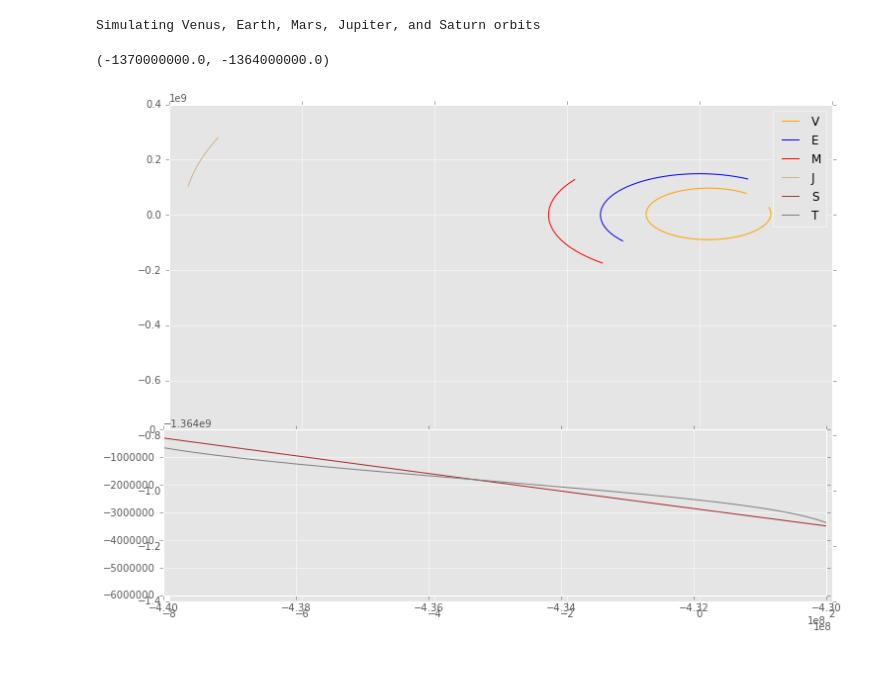
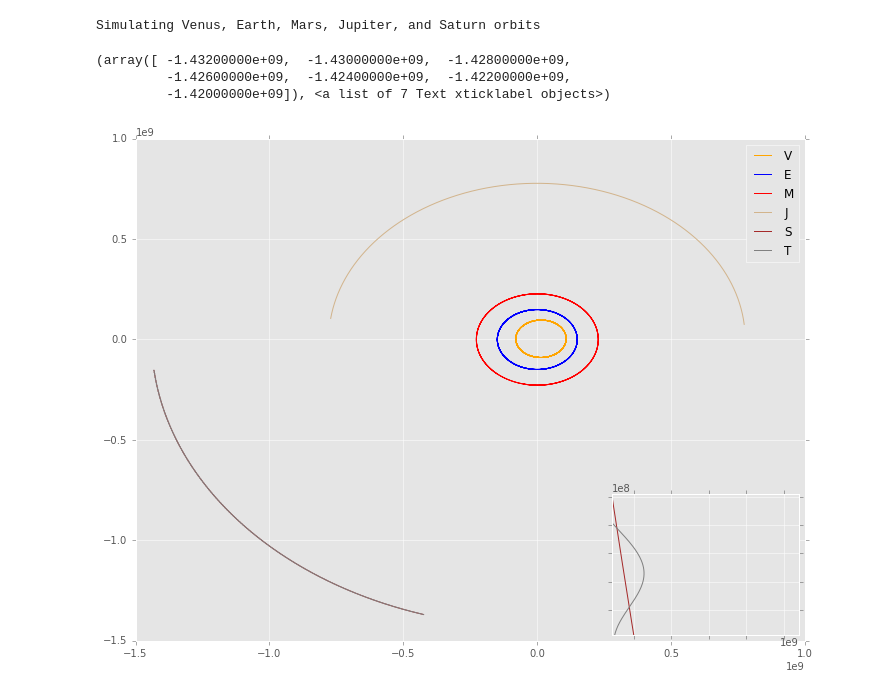
Before and after one commit to ASU-CompMethodsPhysics-PHY494/final-atlas-mission, a Jupyter notebook: Work/planets_scratch_sheet2-Copy2.ipynb, the cells around one changed output. Drawn from its saved outputs; the diff is of its cells as text; code cells hidden in the pictures; blank space fills up the shorter version.

```diff
--- a/Work/planets_scratch_sheet2-Copy2.ipynb
+++ b/Work/planets_scratch_sheet2-Copy2.ipynb
@@ -182,7 +182,7 @@ def integrate_all_orbits(t_max=3650):
 
     return r, v
 # %%
-r, v = integrate_all_orbits(t_max=160)
+r, v = integrate_all_orbits(t_max=2000)
 # %%
 import matplotlib
 import matplotlib.pyplot as plt
@@ -192,36 +192,38 @@ from mpl_toolkits.axes_grid1.inset_locator import mark_inset
 %matplotlib inline
 
 fig1 = plt.figure(figsize=(12, 9))
 print("Simulating Venus, Earth, Mars, Jupiter, and Saturn orbits")
 
 rV = r[:, 0, :]
 rE = r[:, 1, :]
 rM = r[:, 2, :]
 rJ = r[:, 3, :]
 rS = r[:, 4, :]
 rT = r[:, 5, :]
 vV = v[:, 0, :]
 
 ax1 = fig1.add_subplot(111)
 ax1.plot(rV[:, 0], rV[:, 1], label="V", color="orange")
 ax1.plot(rE[:, 0], rE[:, 1], label="E", color="blue")
 ax1.plot(rM[:, 0], rM[:, 1], label="M", color="red")
 ax1.plot(rJ[:, 0], rJ[:, 1], label="J", color="tan")
 ax1.plot(rS[:, 0], rS[:, 1], label="S", color="brown")
 ax1.plot(rT[:, 0], rS[:, 1], label="T", color="gray")
 ax1.legend(loc='best')
 
 # for smaller zoomed plot, can remove if we want.  Only there for extra detail
-ax_inset = zoom(ax1, 100, loc=4)
+ax_inset = zoom(ax1, 70, loc=4)
 ax_inset.plot(rS[:, 0], rS[:, 1], label="S", color="brown")
 ax_inset.plot(rT[:, 0], rS[:, 1], label="T", color="gray")
-x1, x2, y1, y2 = -4.4e8, -4.3e8, -1.37e9, -1.364e9
+x1, x2, y1, y2 = rS[-1,0], rS[-1,0]+1e7, rS[-1,1]-1e7, rS[-1,1]
 ax_inset.set_xlim(x1, x2)
 ax_inset.set_ylim(y1, y2)
-#plt.yticks(visible=False)
-#plt.xticks(visible=False)
+plt.yticks(visible=False)
+plt.xticks(visible=False)
 #mark_inset(ax1, ax_inset, loc1=1, loc2=3, fc="none", ec="0.5")
 # %% [output]
 Simulating Venus, Earth, Mars, Jupiter, and Saturn orbits
-(-1370000000.0, -1364000000.0)
+(array([ -1.43200000e+09,  -1.43000000e+09,  -1.42800000e+09,
+         -1.42600000e+09,  -1.42400000e+09,  -1.42200000e+09,
+         -1.42000000e+09]), <a list of 7 Text xticklabel objects>)
-[figure, old version]
+[figure, new version]
```
Also changed, not shown: parts of 1 cell of this notebook.
